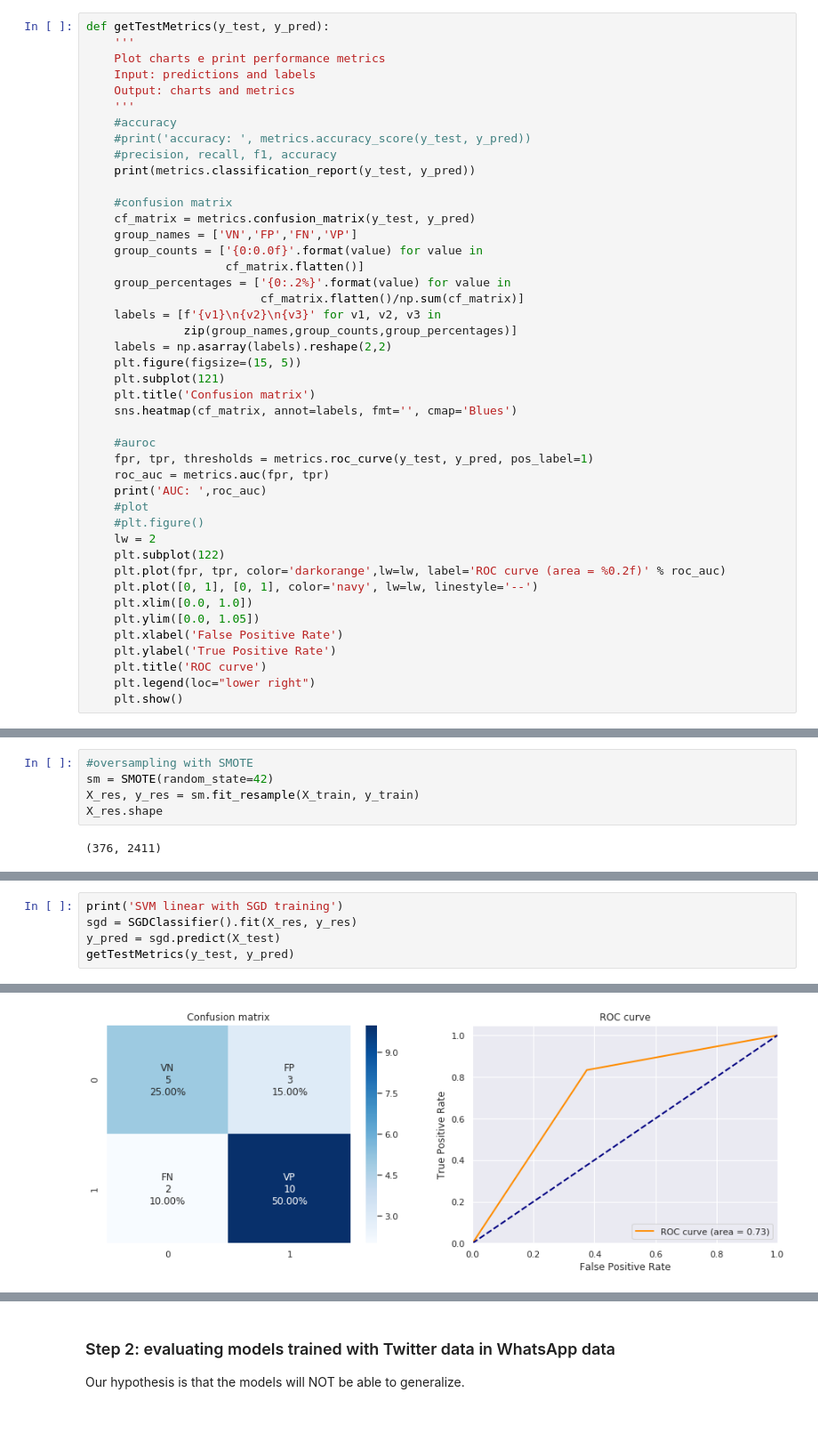
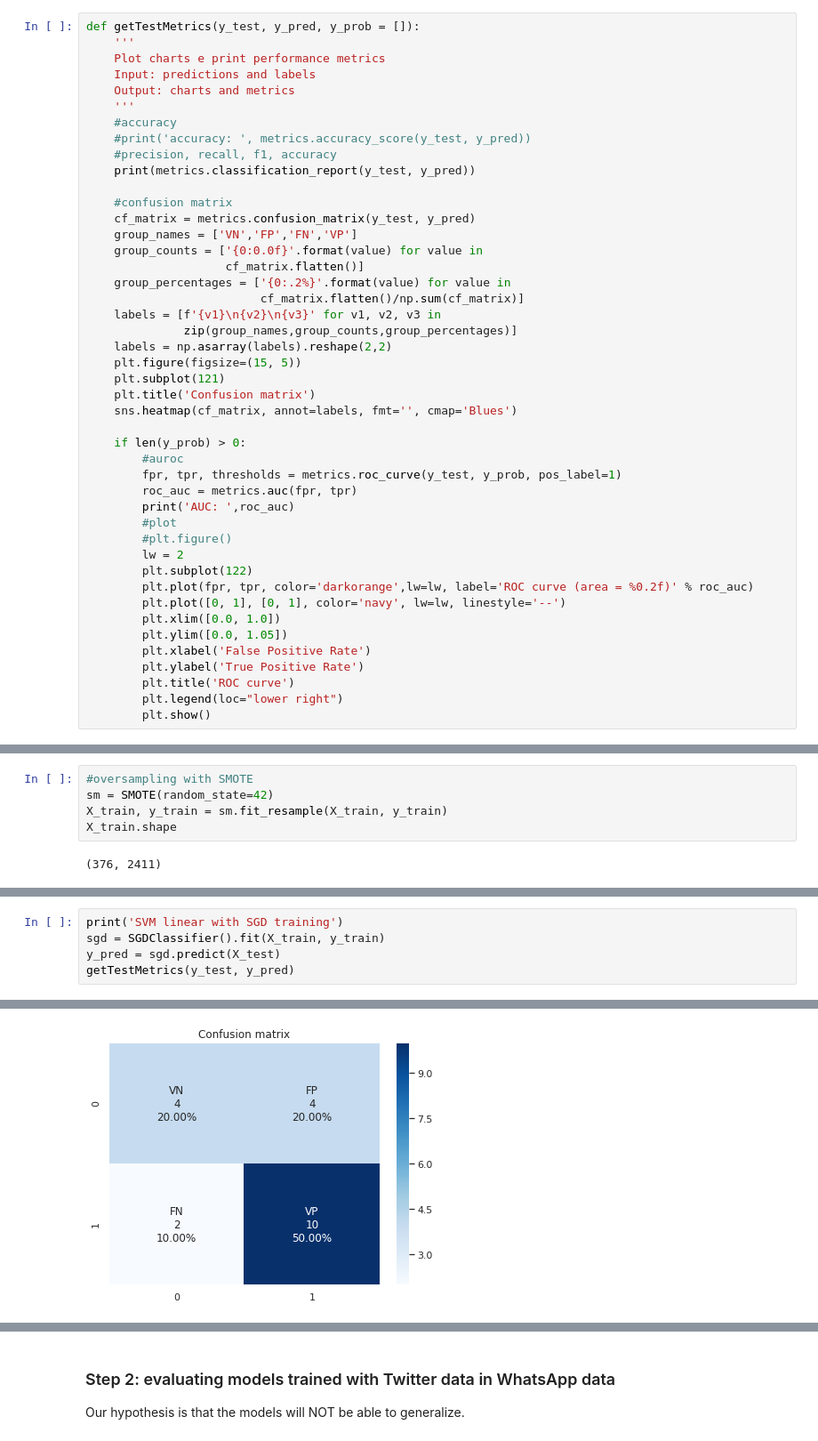
Before and after one commit to cabrau/FakeWhatsApp.Br, a Jupyter notebook: compare corpora.ipynb, the cells around one changed output, grey strips where cells are left out. Shown at 89% size. Saved outputs shown, nothing was run; the diff lists cells and outputs as text.

```diff
--- a/compare corpora.ipynb
+++ b/compare corpora.ipynb
@@ -299,7 +295,7 @@ print(X_test.shape)
 (279, 2411)
 (20, 2411)
 # %%
-def getTestMetrics(y_test, y_pred):
+def getTestMetrics(y_test, y_pred, y_prob = []):
     '''
     Plot charts e print performance metrics
     Input: predictions and labels
@@ -325,23 +321,24 @@ def getTestMetrics(y_test, y_pred):
     plt.title('Confusion matrix')
     sns.heatmap(cf_matrix, annot=labels, fmt='', cmap='Blues')
 
-    #auroc
-    fpr, tpr, thresholds = metrics.roc_curve(y_test, y_pred, pos_label=1)
-    roc_auc = metrics.auc(fpr, tpr)
-    print('AUC: ',roc_auc)
-    #plot
-    #plt.figure()
-    lw = 2
-    plt.subplot(122)
-    plt.plot(fpr, tpr, color='darkorange',lw=lw, label='ROC curve (area = %0.2f)' % roc_auc)
-    plt.plot([0, 1], [0, 1], color='navy', lw=lw, linestyle='--')
-    plt.xlim([0.0, 1.0])
-    plt.ylim([0.0, 1.05])
-    plt.xlabel('False Positive Rate')
-    plt.ylabel('True Positive Rate')
-    plt.title('ROC curve')
-    plt.legend(loc="lower right")
-    plt.show()
+    if len(y_prob) > 0:
+        #auroc
+        fpr, tpr, thresholds = metrics.roc_curve(y_test, y_prob, pos_label=1)
+        roc_auc = metrics.auc(fpr, tpr)
+        print('AUC: ',roc_auc)
+        #plot
+        #plt.figure()
+        lw = 2
+        plt.subplot(122)
+        plt.plot(fpr, tpr, color='darkorange',lw=lw, label='ROC curve (area = %0.2f)' % roc_auc)
+        plt.plot([0, 1], [0, 1], color='navy', lw=lw, linestyle='--')
+        plt.xlim([0.0, 1.0])
+        plt.ylim([0.0, 1.05])
+        plt.xlabel('False Positive Rate')
+        plt.ylabel('True Positive Rate')
+        plt.title('ROC curve')
+        plt.legend(loc="lower right")
+        plt.show()
 # %%
 print('logistic regression unbalanced')
 logreg = LogisticRegression().fit(X_train, y_train)
@@ -365,8 +363,8 @@ AUC:  0.625
 # %%
 #oversampling with SMOTE
 sm = SMOTE(random_state=42)
-X_res, y_res = sm.fit_resample(X_train, y_train)
-X_res.shape
+X_train, y_train = sm.fit_resample(X_train, y_train)
+X_train.shape
 # %% [output]
 (376, 2411)
 # %%
@@ -391,6 +390,6 @@ AUC:  0.6666666666666667
 # %%
 print('SVM linear with SGD training')
-sgd = SGDClassifier().fit(X_res, y_res)
+sgd = SGDClassifier().fit(X_train, y_train)
 y_pred = sgd.predict(X_test)
 getTestMetrics(y_test, y_pred)
 # %% [output]
@@ -408,3 +405,3 @@ AUC:  0.7291666666666667
-[figure, old version]
+[figure, new version]
 # %%
 print('Naive-Bayes classifier for multivariate Bernoulli models')
```
Also changed, not shown: parts of 13 cells of this notebook.
